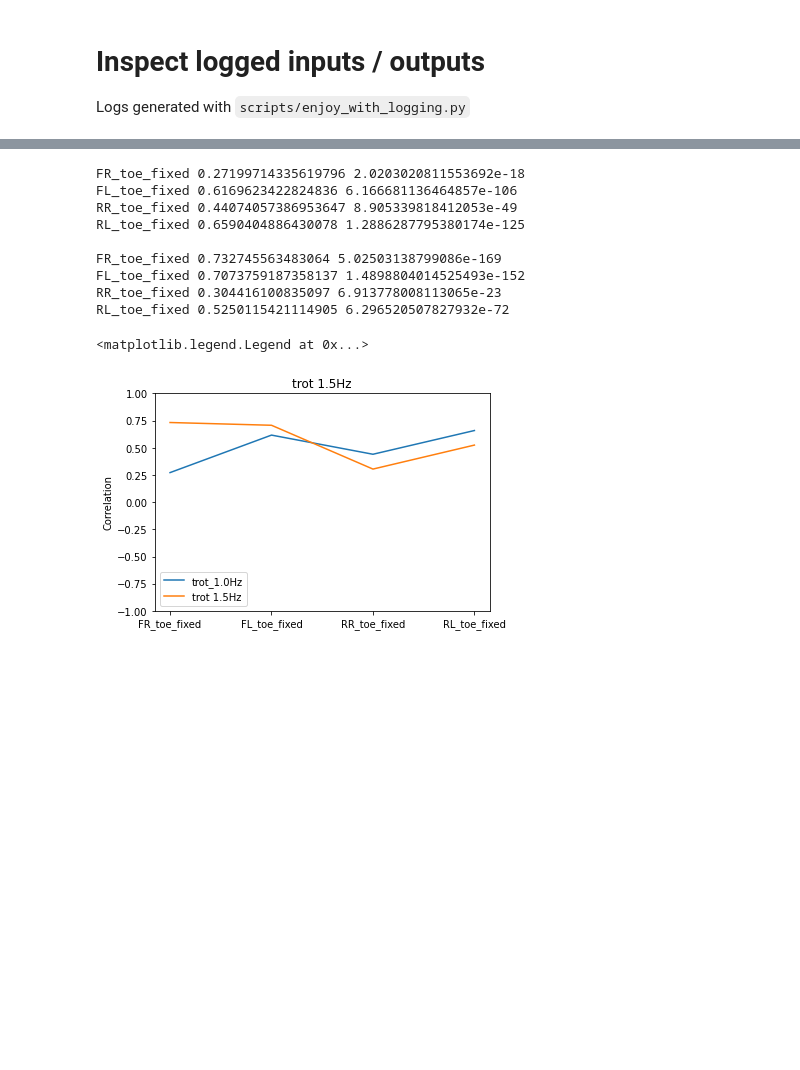
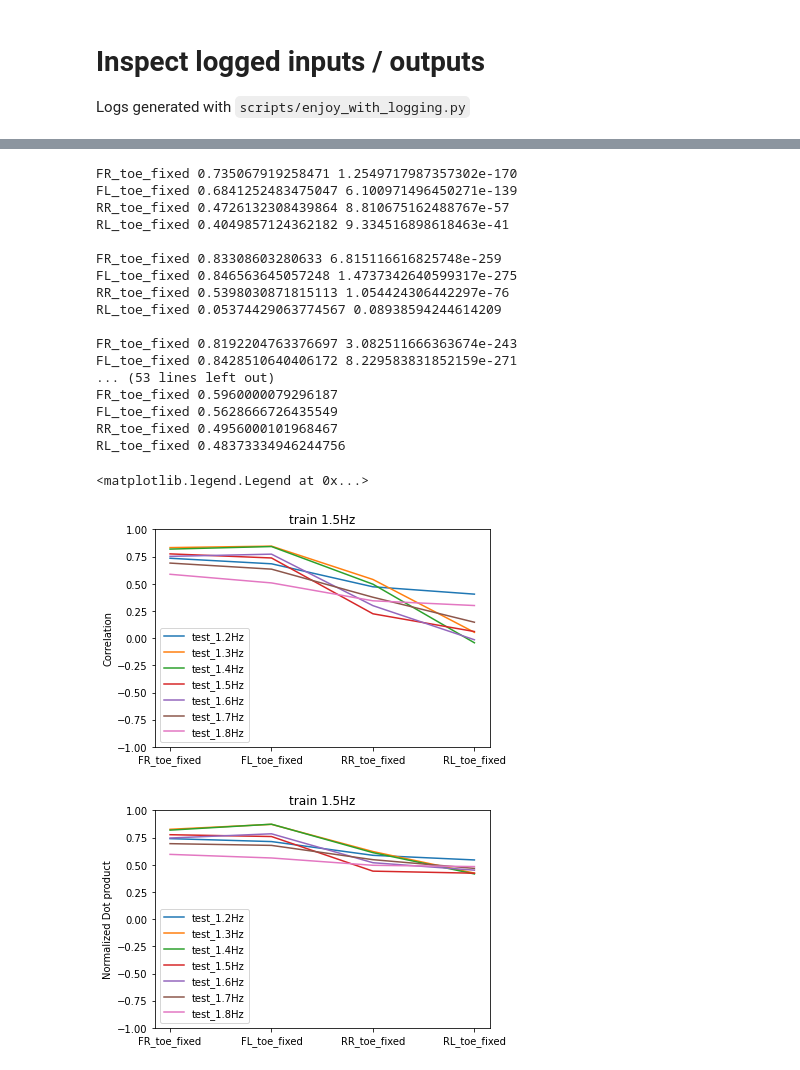
Before and after one commit to mcx-lab/rl-baselines3-zoo, a Jupyter notebook: notebooks/inspect_stats.ipynb, the cells around one changed output, grey strips where cells are left out. Drawn from its saved outputs; the diff is of its cells as text; code cells hidden in the pictures; blank space fills up the shorter version.

```diff
--- a/notebooks/inspect_stats.ipynb
+++ b/notebooks/inspect_stats.ipynb
@@ -45,18 +45,16 @@ def load_normalizer(model_dir):
         normalizer = pickle.load(file)
     return normalizer
 # %%
-model_dir = project_dir / 'trot_logs' / 'ppo' / 'A1GymEnv-v0_1'
+model_dir = project_dir / 'trot_logs' / 'ppo' / 'A1GymEnv-v0_2'
 stats_dirs = [
-    model_dir / 'trot_1.5Hz_2mil'
-    # model_dir / 'experiments' / 'train_trot_1000k',
+    model_dir / 'experiments' / 'test_1.2Hz',
+    model_dir / 'experiments' / 'test_1.3Hz',
+    model_dir / 'experiments' / 'test_1.4Hz',
+    model_dir / 'experiments' / 'test_1.5Hz',
+    model_dir / 'experiments' / 'test_1.6Hz',
+    model_dir / 'experiments' / 'test_1.7Hz',
+    model_dir / 'experiments' / 'test_1.8Hz'
 ]
-
-stats_dirs = [
-    project_dir / 'logs' / 'ppo' / 'A1GymEnv-v0_16' / 'stats',
-    project_dir / 'trot_logs' / 'ppo' / 'A1GymEnv-v0_1' / 'trot_1.5Hz_2mil'
-    # model_dir / 'experiments' / 'train_trot_1000k',
-]
-
 # stats_dir1 = model_dir / 'experiments' / 'vary_freq' / 'train_1.0Hz_test_1.0Hz_alpha_10.0'
 # stats_dir2 = model_dir / 'experiments' / 'vary_freq' / 'train_1.0Hz_test_2.0Hz'
 
@@ -117,40 +144,74 @@ WARNING:matplotlib.legend:No handles with labels found to put in legend.
 # %%
 import matplotlib.pyplot as plt
 from scipy.stats import spearmanr
 
 def compute_correlation(stats, normalizer, ax, label=None):
     time = stats[0]
     nn_obs = stats[4]
     raw_obs = normalizer.unnormalize_obs(nn_obs)
     ref_foot_contacts = raw_obs[:, 0, -4:]
-    act_foot_contacts = 0.03 - stats[3]
+    act_foot_contacts = (0.03 - 2 * stats[3]) / 0.03
     corrs = np.zeros(4,)
     for i in range(4):
         corr, p = spearmanr(act_foot_contacts[:,i], ref_foot_contacts[:,i])
         print(foot_names[i], corr, p)
         corrs[i] = corr
     ax.plot(foot_names, corrs, label=label)
 
+def compute_dot_prod(stats, normalizer, ax, label=None):
+    time = stats[0]
+    nn_obs = stats[4]
+    raw_obs = normalizer.unnormalize_obs(nn_obs)
+    ref_foot_contacts = raw_obs[:, 0, -4:]
+    act_foot_contacts = (0.03 - 2 * stats[3]) / 0.03
+    dot_prods = np.zeros(4,)
+    for i in range(4):
+        dot_prod = np.dot(act_foot_contacts[:,i], ref_foot_contacts[:,i])
+        dot_prod = dot_prod / (ref_foot_contacts[:,i] ** 2).sum(axis=0)
+        print(foot_names[i], dot_prod)
+        dot_prods[i] = dot_prod
+    ax.plot(foot_names, dot_prods, label=label)
+
+labels = [sd.name for sd in stats_dirs]
 
 fig, ax = plt.subplots()
 ax.set_ylim((-1.0, 1.0))
-labels = ['trot_1.0Hz', 'trot 1.5Hz']
+
 # labels = ['test_1.0Hz', 'test_1.5Hz', 'test_2.0Hz']
 for i, stats in enumerate(statss):
     compute_correlation(stats, normalizer, ax, label = labels[i])
     print()
-ax.set_title("trot 1.5Hz")
+ax.set_title("train 1.5Hz")
 ax.set_ylabel("Correlation")
 ax.legend()
+
+fig, ax = plt.subplots()
+ax.set_ylim((-1.0, 1.0))
+# labels = ['test_1.0Hz', 'test_1.5Hz', 'test_2.0Hz']
+for i, stats in enumerate(statss):
+    compute_dot_prod(stats, normalizer, ax, label = labels[i])
+    print()
+ax.set_title("train 1.5Hz")
+ax.set_ylabel("Normalized Dot product")
+ax.legend()
 # %% [output]
-FR_toe_fixed 0.27199714335619796 2.0203020811553692e-18
-FL_toe_fixed 0.6169623422824836 6.166681136464857e-106
-RR_toe_fixed 0.44074057386953647 8.905339818412053e-49
-RL_toe_fixed 0.6590404886430078 1.2886287795380174e-125
+FR_toe_fixed 0.735067919258471 1.2549717987357302e-170
+FL_toe_fixed 0.6841252483475047 6.100971496450271e-139
+RR_toe_fixed 0.4726132308439864 8.810675162488767e-57
+RL_toe_fixed 0.4049857124362182 9.334516898618463e-41
 
-FR_toe_fixed 0.732745563483064 5.02503138799086e-169
-FL_toe_fixed 0.7073759187358137 1.4898804014525493e-152
-RR_toe_fixed 0.304416100835097 6.913778008113065e-23
-RL_toe_fixed 0.5250115421114905 6.296520507827932e-72
+FR_toe_fixed 0.83308603280633 6.815116616825748e-259
+FL_toe_fixed 0.846563645057248 1.4737342640599317e-275
+RR_toe_fixed 0.5398030871815113 1.054424306442297e-76
+RL_toe_fixed 0.05374429063774567 0.08938594244614209
+
+FR_toe_fixed 0.8192204763376697 3.082511666363674e-243
+FL_toe_fixed 0.8428510640406172 8.229583831852159e-271
+... (53 lines left out)
+FR_toe_fixed 0.5960000079296187
+FL_toe_fixed 0.5628666726435549
+RR_toe_fixed 0.4956000101968467
+RL_toe_fixed 0.48373334946244756
 <matplotlib.legend.Legend at 0x...>
-[figure, old version]
+[figure, new version]
+[figure, added]
```
Also changed, not shown: parts of 1 cell of this notebook, 1 other file.
